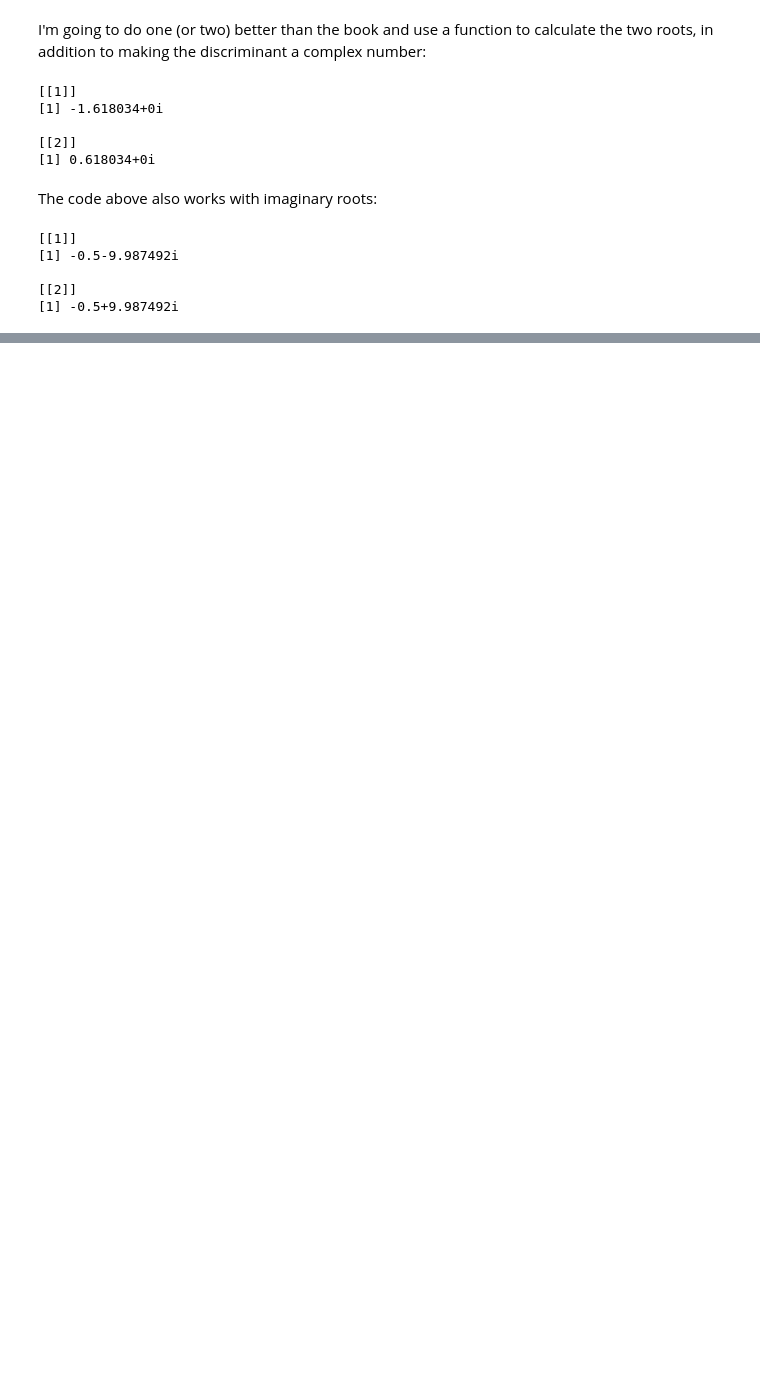
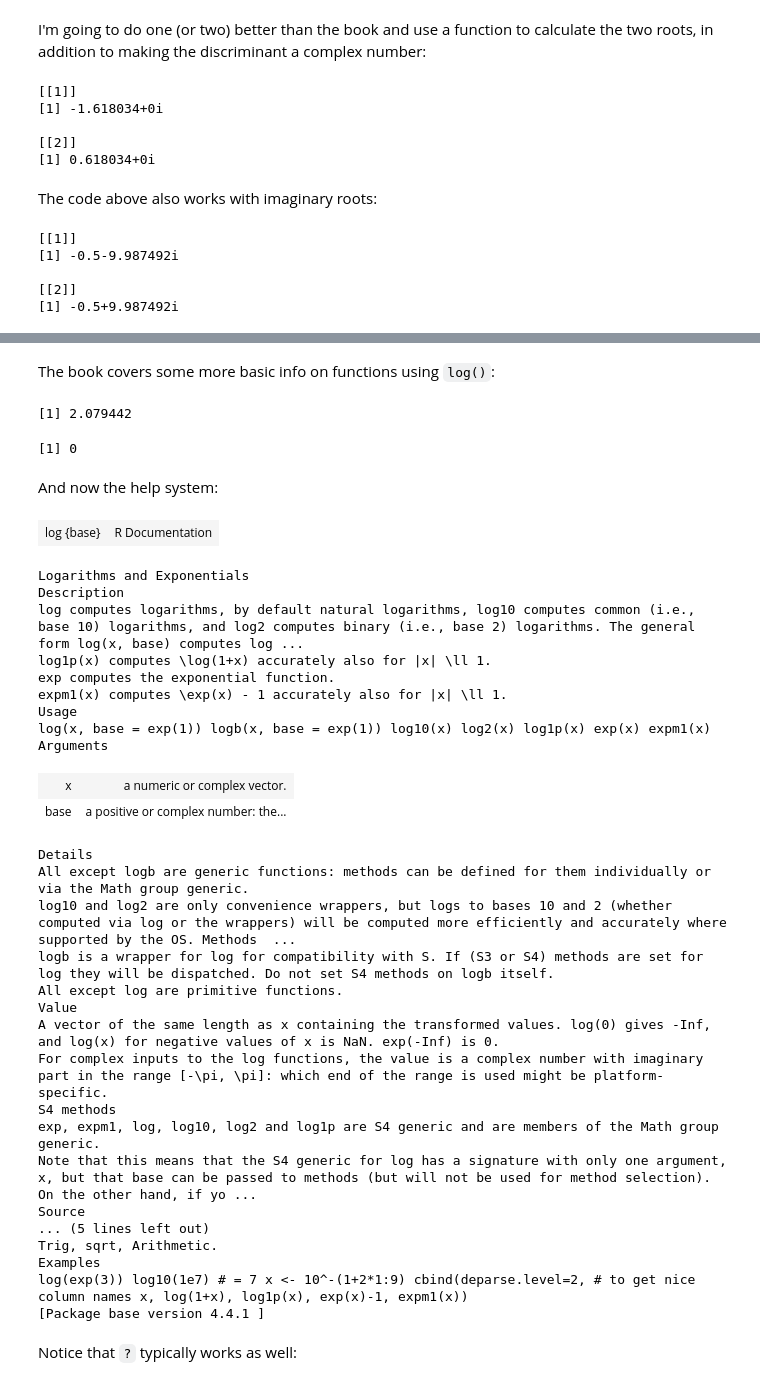
Before and after one commit to readyready15728/data-wrangling-and-visualization-with-r, a Jupyter notebook: 02_r_basics/02_r_basics.ipynb, the cells around one changed output, grey strips where cells are left out. Cells and saved outputs as stored; diff of their text form; code cells hidden in the pictures; blank space fills up the shorter version.

Commit message:
Covering material up to and including exercise 1 through 5 of chapter 2

```diff
--- a/02_r_basics/02_r_basics.ipynb
+++ b/02_r_basics/02_r_basics.ipynb
@@ -52,0 +74,44 @@ print(quadratic_formula(a, b, 100))
+# %% [markdown]
+The book covers some more basic info on functions using `log()`:
+# %%
+log(8)
+log(coef_a)
+# %% [output]
+[1] 2.079442
+[1] 0
+# %% [markdown]
+And now the help system:
+# %%
+help(log)
+# %% [output]
+| log {base} | R Documentation |
+Logarithms and Exponentials
+Description
+log computes logarithms, by default natural logarithms, log10 computes common (i.e., base 10) logarithms, and log2 computes binary (i.e., base 2) logarithms. The general form log(x, base) computes log ...
+log1p(x) computes \log(1+x) accurately also for |x| \ll 1.
+exp computes the exponential function.
+expm1(x) computes \exp(x) - 1 accurately also for |x| \ll 1.
+Usage
+log(x, base = exp(1)) logb(x, base = exp(1)) log10(x) log2(x) log1p(x) exp(x) expm1(x)
+Arguments
+| x | a numeric or complex vector. |
+| base | a positive or complex number: the... |
+Details
+All except logb are generic functions: methods can be defined for them individually or via the Math group generic.
+log10 and log2 are only convenience wrappers, but logs to bases 10 and 2 (whether computed via log or the wrappers) will be computed more efficiently and accurately where supported by the OS. Methods  ...
+logb is a wrapper for log for compatibility with S. If (S3 or S4) methods are set for log they will be dispatched. Do not set S4 methods on logb itself.
+All except log are primitive functions.
+Value
+A vector of the same length as x containing the transformed values. log(0) gives -Inf, and log(x) for negative values of x is NaN. exp(-Inf) is 0.
+For complex inputs to the log functions, the value is a complex number with imaginary part in the range [-\pi, \pi]: which end of the range is used might be platform-specific.
+S4 methods
+exp, expm1, log, log10, log2 and log1p are S4 generic and are members of the Math group generic.
+Note that this means that the S4 generic for log has a signature with only one argument, x, but that base can be passed to methods (but will not be used for method selection). On the other hand, if yo ...
+Source
+... (5 lines left out)
+Trig, sqrt, Arithmetic.
+Examples
+log(exp(3)) log10(1e7) # = 7 x <- 10^-(1+2*1:9) cbind(deparse.level=2, # to get nice column names x, log(1+x), log1p(x), exp(x)-1, expm1(x))
+[Package base version 4.4.1 ]
+# %% [markdown]
+Notice that `?` typically works as well:
```
Also changed, not shown: parts of 48 cells of this notebook.
